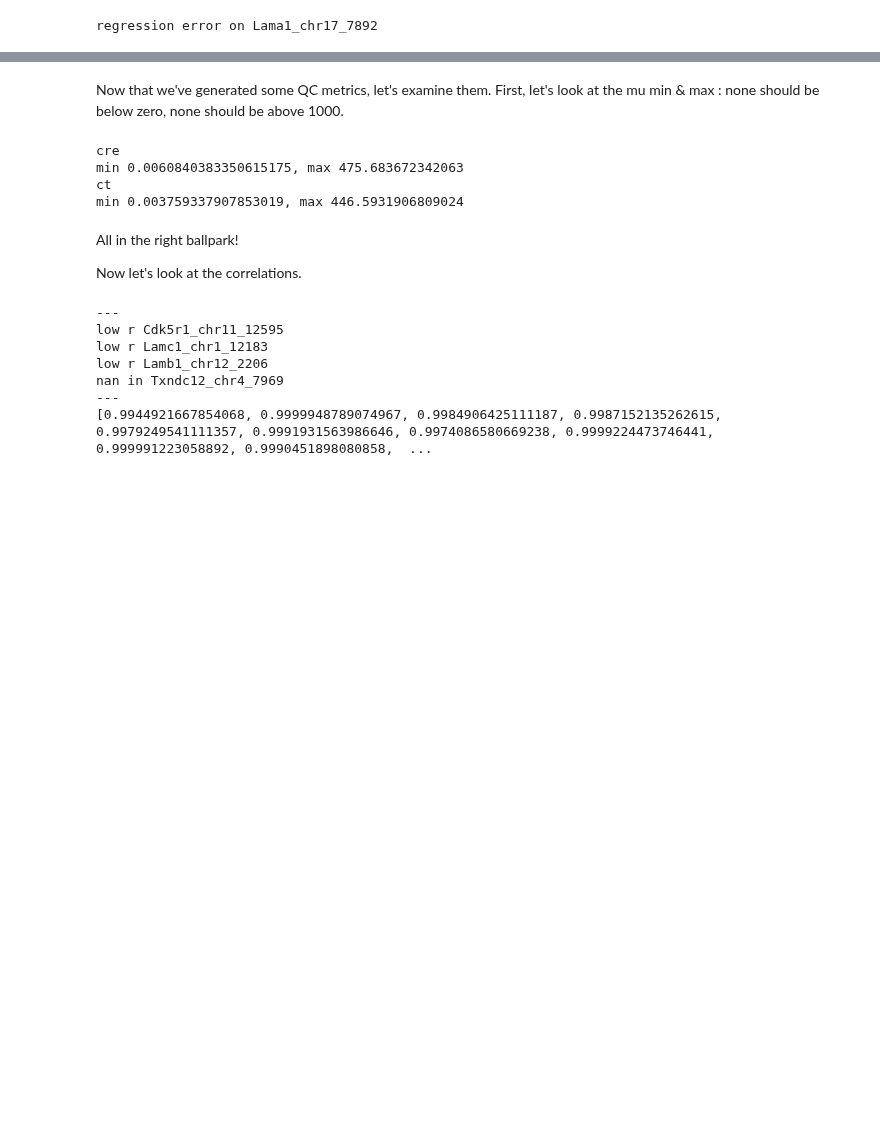
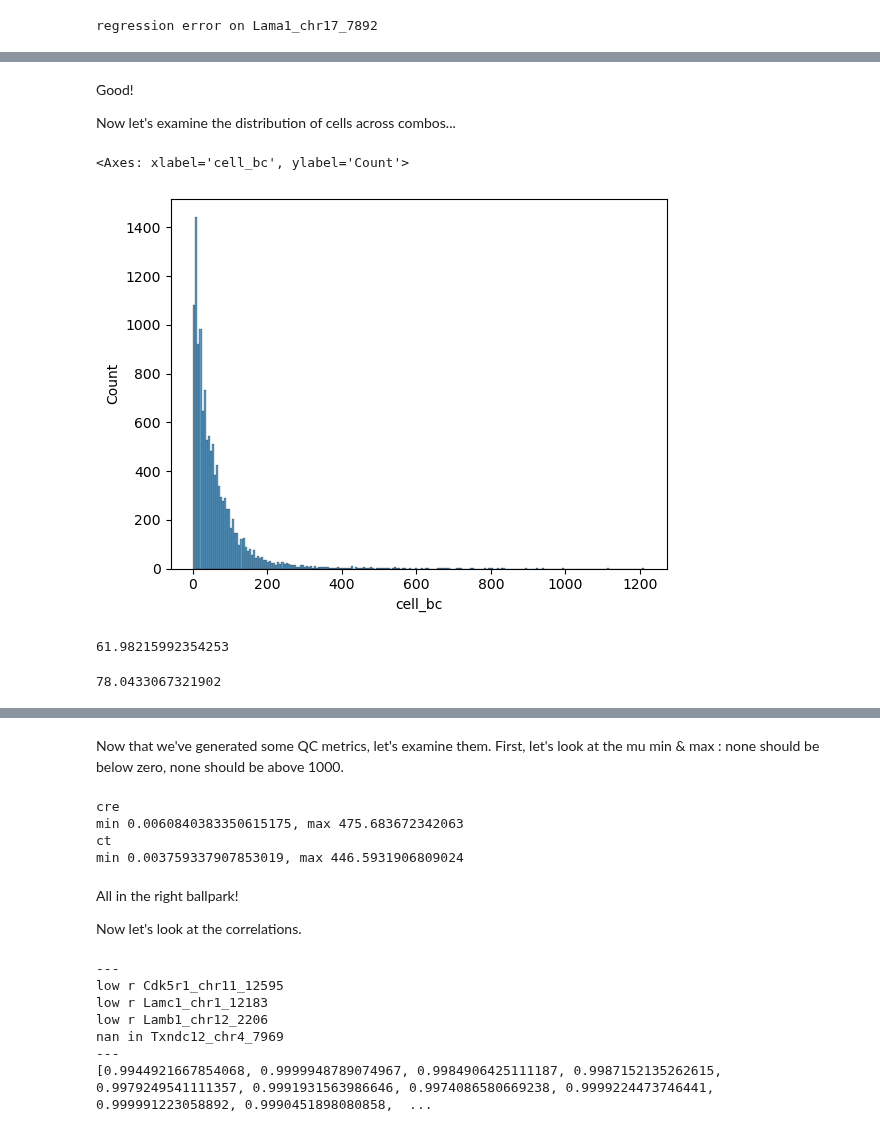
Before and after one commit to Reilly-Lab-Yale/tabula-rasa, a Jupyter notebook: analyses/supporting/shendure_mean_recap.ipynb, the cells around one changed output, grey strips where cells are left out. Drawn from its saved outputs; the diff is of its cells as text; code cells hidden in the pictures; blank space fills up the shorter version.

```diff
--- a/analyses/supporting/shendure_mean_recap.ipynb
+++ b/analyses/supporting/shendure_mean_recap.ipynb
@@ -84,0 +118,17 @@ regression error on Lama1_chr17_7892
+# %% [markdown]
+Good!
+
+Now let's examine the distribution of cells across combos...
+# %%
+sns.histplot(unique_barcodes_per_combo)
+# %% [output]
+<Axes: xlabel='cell_bc', ylabel='Count'>
+[figure, added]
+# %%
+np.mean(unique_barcodes_per_combo)
+# %% [output]
+61.98215992354253
+# %%
+np.std(unique_barcodes_per_combo)
+# %% [output]
+78.0433067321902
```
Also changed, not shown: parts of 19 cells of this notebook.
